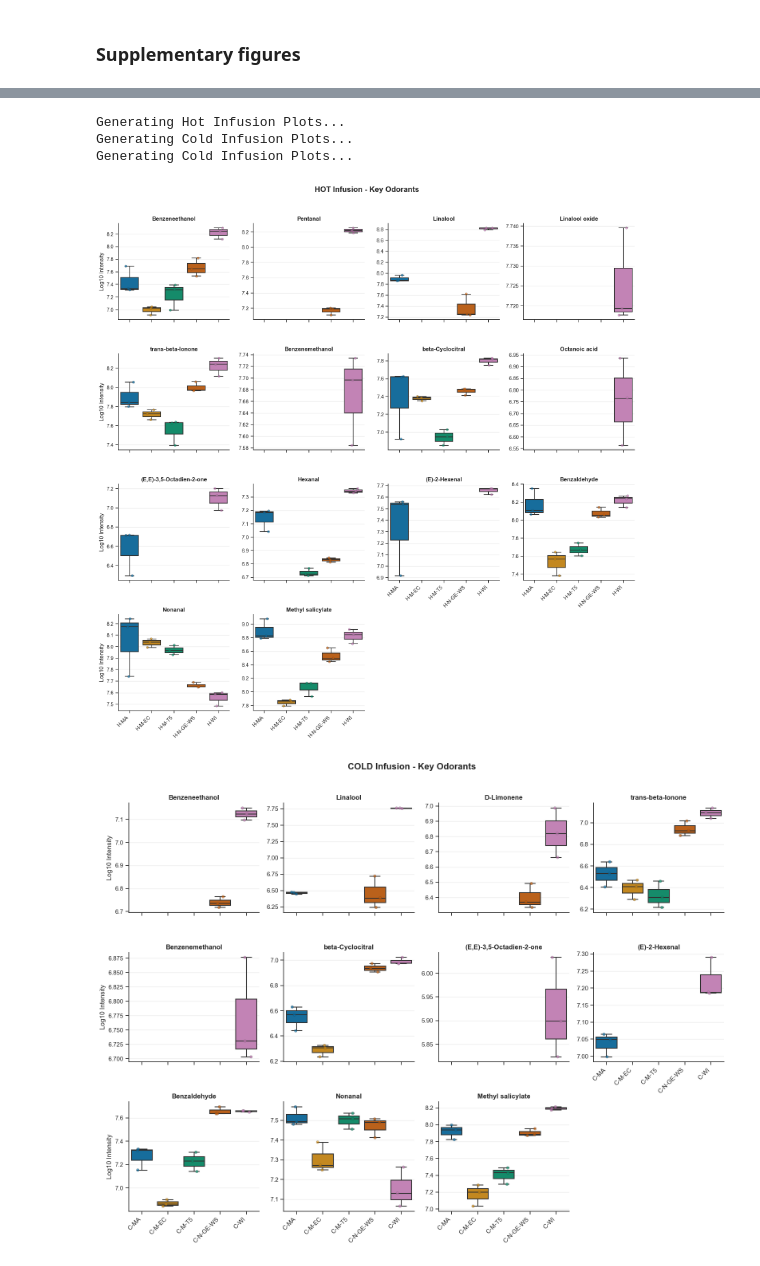
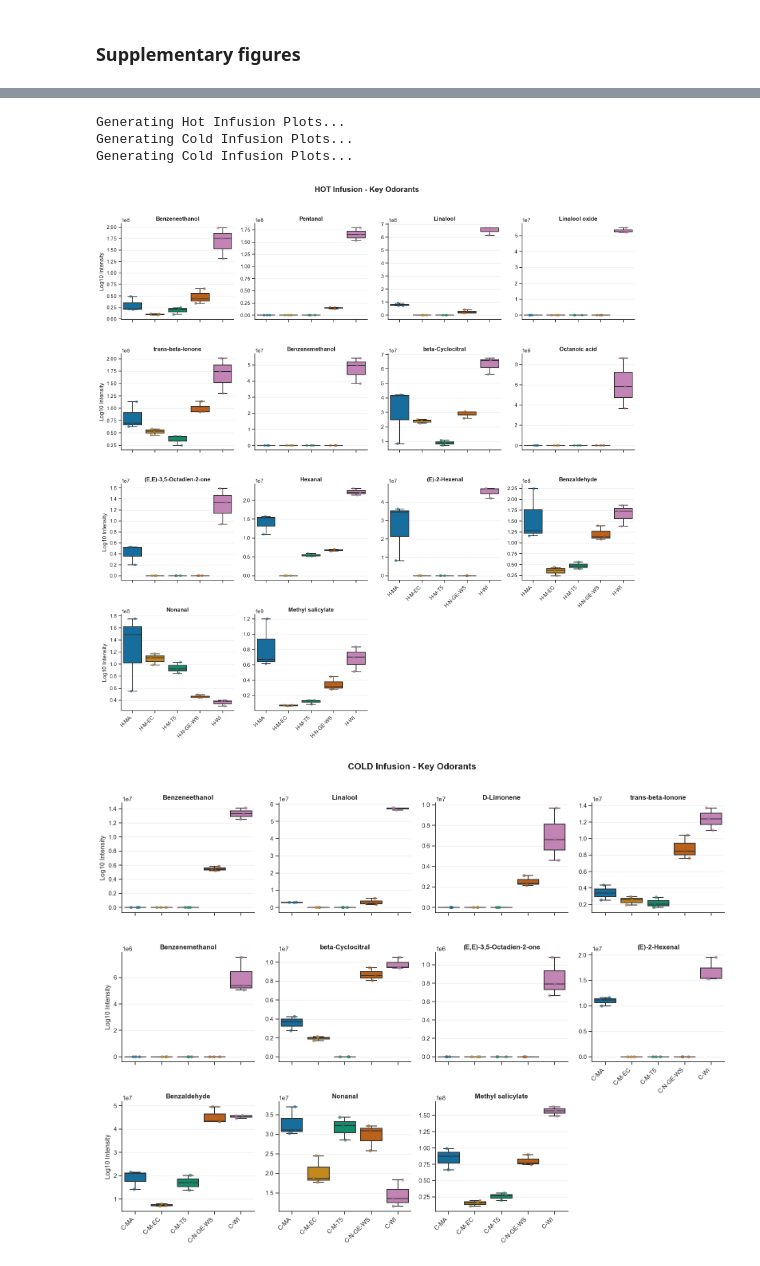
Before and after one commit to daviderovelli/CoffeeLeafInfuses, a Jupyter notebook: notebook/02_volatilome_stats.ipynb, the cells around one changed output, grey strips where cells are left out. Saved outputs shown, nothing was run; the diff lists cells and outputs as text; code cells hidden in the pictures.

```diff
--- a/notebook/02_volatilome_stats.ipynb
+++ b/notebook/02_volatilome_stats.ipynb
@@ -497,6 +497,8 @@ temp_colors = {
     'Cold': 'dodgerblue'   # or 'blue'
 }
 
+# Boxplot of Key Odorants by Temperature
+
 plt.figure(figsize=(16, 8))
 sns.boxplot(
     data=df_long,
@@ -513,13 +515,6 @@ plt.tight_layout()
 plt.show()
 
 
-##### Box Plot
-
-# Log Transformation (Crucial for MS data)
-# We operate on the numeric columns only
-numeric_cols = df.select_dtypes(include=[np.number]).columns
-df[numeric_cols] = df[numeric_cols].replace(0, np.nan)
-df[numeric_cols] = np.log10(df[numeric_cols])
 
 # ============================================================================
 # 2. DEFINE PLOTTING FUNCTION
@@ -632,32 +627,32 @@ cold_molecules = [
 
 df_hot = df[df['Temperature'] == 'Hot']
 df_cold = df[df['Temperature'] == 'Cold']
 
 # --- PLOT HOT INFUSION ---
 if not df_hot.empty:
     print("Generating Hot Infusion Plots...")
     g_hot = plot_faceted_molecules(
         df_hot,
         hot_molecules,
         dataset_name="HOT Infusion",
         group_col='Group',
         palette=None
     )
 
 # --- PLOT COLD INFUSION ---
 if not df_cold.empty:
     print("Generating Cold Infusion Plots...")
     g_cold = plot_faceted_molecules(
         df_cold,
         cold_molecules,
         dataset_name="COLD Infusion",
         group_col='Group',
         palette=None
     )
 # %% [output]
 [figure]
 Generating Hot Infusion Plots...
 Generating Cold Infusion Plots...
 Generating Cold Infusion Plots...
-[figure, old version]
+[figure, new version]
-[figure, old version]
+[figure, new version]
```
Also changed, not shown: 1 other file.
